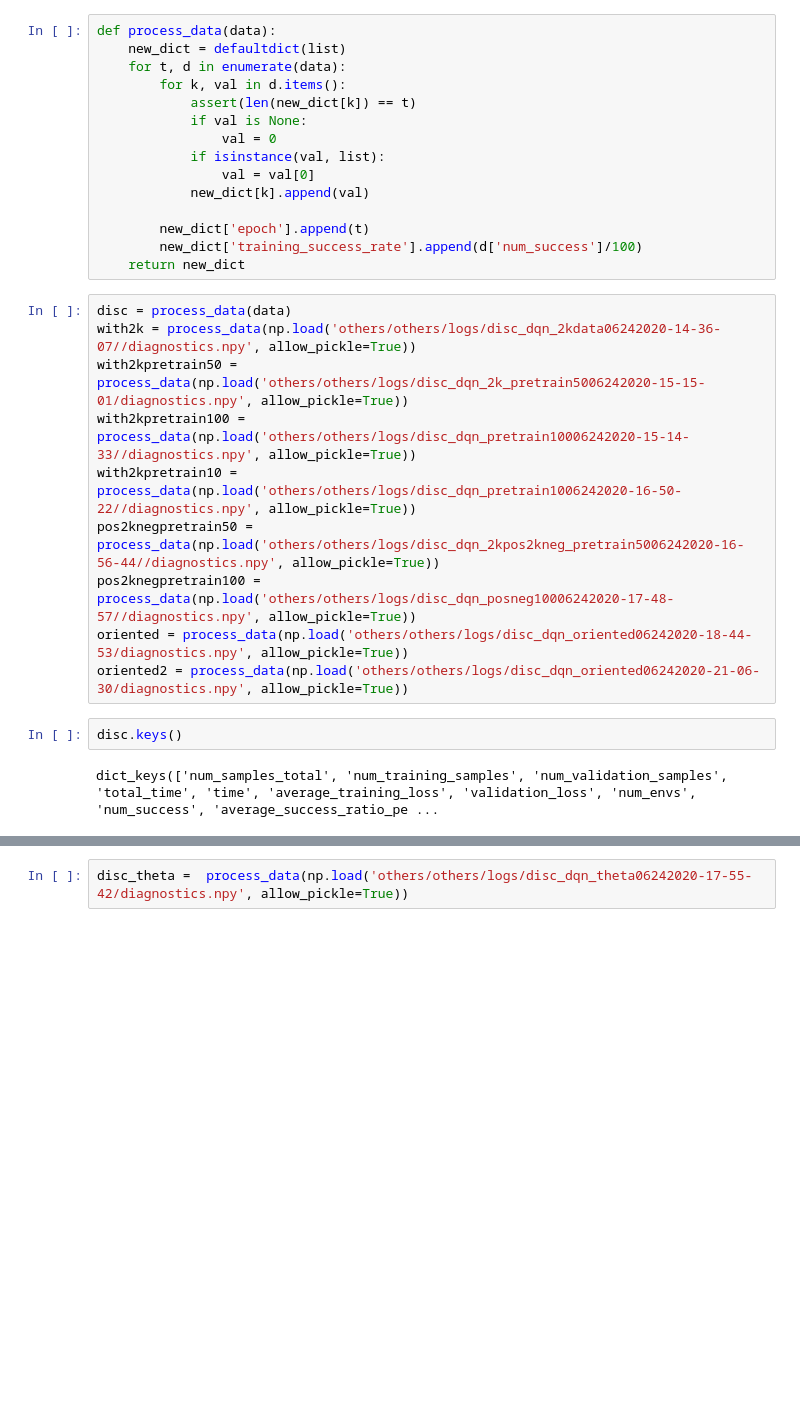
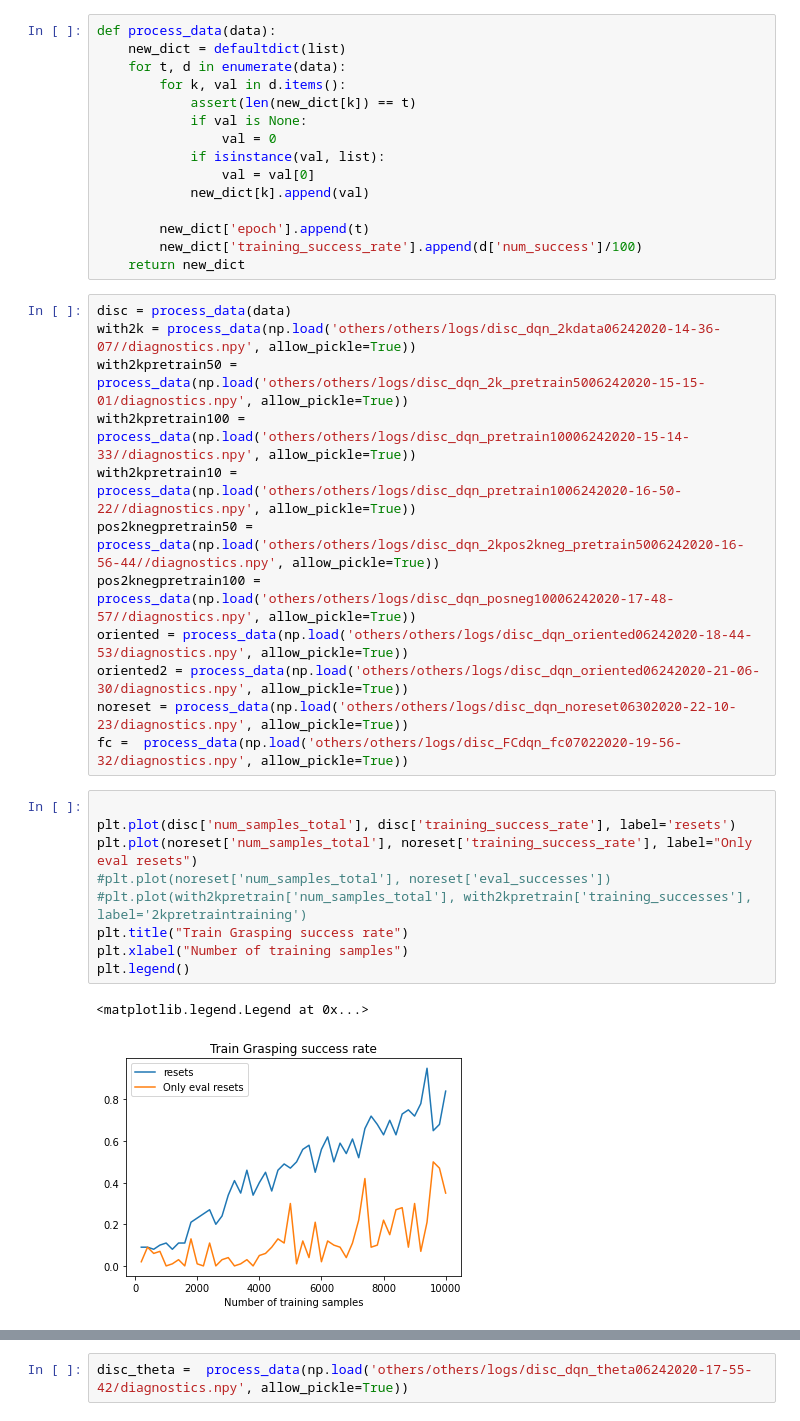
Before and after one commit to externalhardrive/mobilemanipulation-tf2, a Jupyter notebook: eval_grasping.ipynb, the cells around one changed output, grey strips where cells are left out. Saved outputs shown, nothing was run; the diff lists cells and outputs as text; blank space fills up the shorter version.

```diff
--- a/eval_grasping.ipynb
+++ b/eval_grasping.ipynb
@@ -33,7 +31,17 @@ pos2knegpretrain50 = process_data(np.load('others/others/logs/disc_dqn_2kpos2kne
 pos2knegpretrain100 = process_data(np.load('others/others/logs/disc_dqn_posneg10006242020-17-48-57//diagnostics.npy', allow_pickle=True))
 oriented = process_data(np.load('others/others/logs/disc_dqn_oriented06242020-18-44-53/diagnostics.npy', allow_pickle=True))
 oriented2 = process_data(np.load('others/others/logs/disc_dqn_oriented06242020-21-06-30/diagnostics.npy', allow_pickle=True))
+noreset = process_data(np.load('others/others/logs/disc_dqn_noreset06302020-22-10-23/diagnostics.npy', allow_pickle=True))
+fc =  process_data(np.load('others/others/logs/disc_FCdqn_fc07022020-19-56-32/diagnostics.npy', allow_pickle=True))
-# %%
-disc.keys()
-# %% [output]
-dict_keys(['num_samples_total', 'num_training_samples', 'num_validation_samples', 'total_time', 'time', 'average_training_loss', 'validation_loss', 'num_envs', 'num_success', 'average_success_ratio_pe ...
+# %%
+
+plt.plot(disc['num_samples_total'], disc['training_success_rate'], label='resets')
+plt.plot(noreset['num_samples_total'], noreset['training_success_rate'], label="Only eval resets")
+#plt.plot(noreset['num_samples_total'], noreset['eval_successes'])
+#plt.plot(with2kpretrain['num_samples_total'], with2kpretrain['training_successes'], label='2kpretraintraining')
+plt.title("Train Grasping success rate")
+plt.xlabel("Number of training samples")
+plt.legend()
+# %% [output]
+<matplotlib.legend.Legend at 0x...>
+[figure, added]
```
Also changed, not shown: parts of 9 cells of this notebook, 9 other files.
